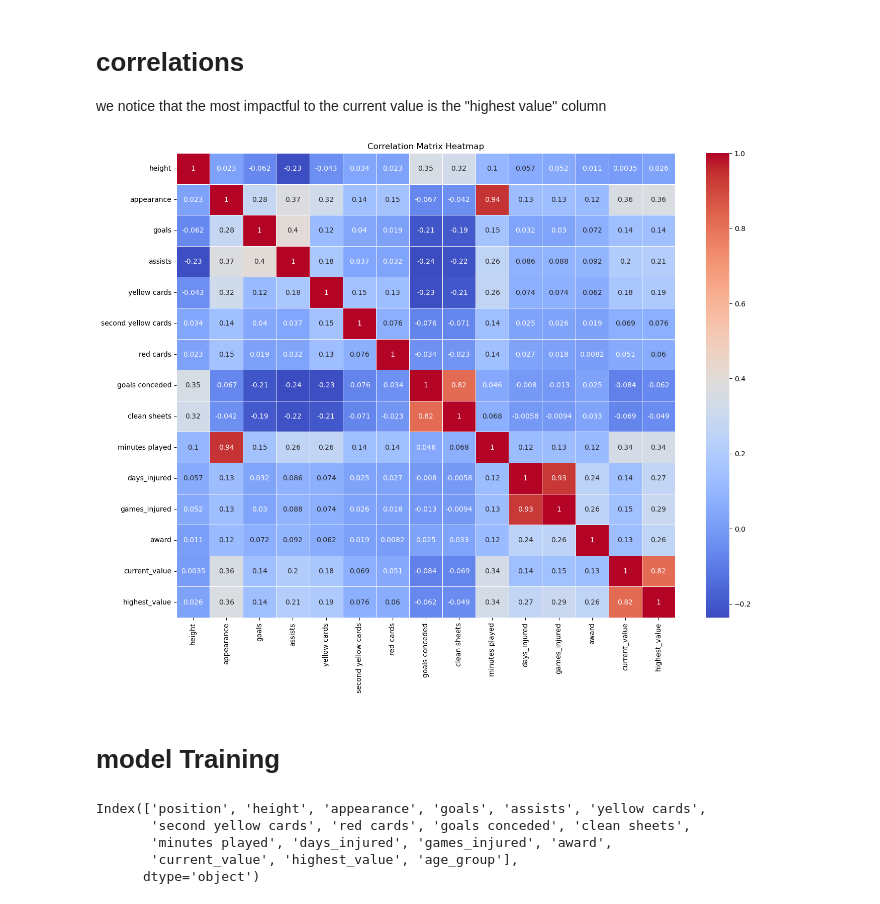
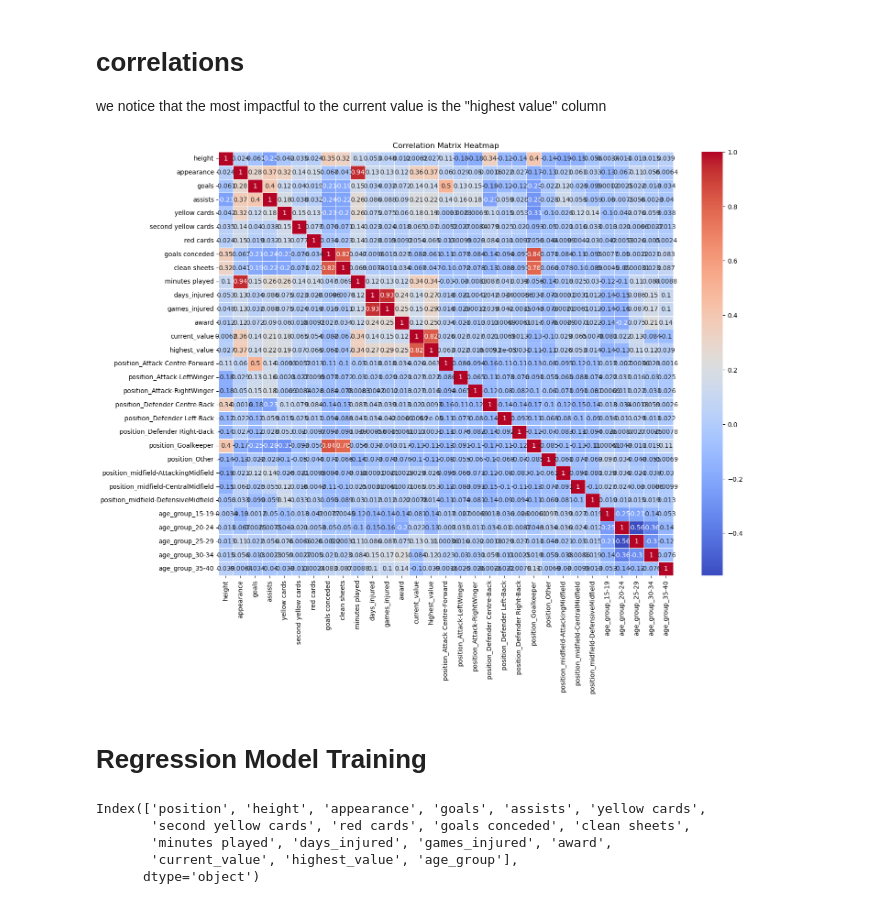
Before and after one commit to Tuwaiq-DS-ML-bootcamp-V-8/Usecase-7, a Jupyter notebook: Usecase7-Mubarak.ipynb, the cells around one changed output. Cells and saved outputs as stored; diff of their text form; code cells hidden in the pictures.

```diff
--- a/Usecase7-Mubarak.ipynb
+++ b/Usecase7-Mubarak.ipynb
@@ -14,7 +14,7 @@ import dtale
 We can now load the dataset into pandas using the read_csv() function. This converts the CSV file into a Pandas dataframe.
 # %%
 #Read in the csv file and convert to a Pandas dataframe
-filename = r"C:\Users\mmm19\Desktop\Bootcamp\data\final_data.csv"
+filename = r"C:\Users\mmm19\OneDrive\Desktop\Bootcamp\Usecase-7\data\final_data.csv"
 df = pd.read_csv(filename)
 # %% [markdown]
 ### Viewing the dataframe
@@ -286,7 +285,7 @@ plt.hist(df["award"])
  <BarContainer object of 10 artists>)
 [figure]
 # %%
-df = df[df["current_value"] <= 1000000]
+df = df[df["current_value"] <= 5000000]
 # %%
 plt.hist(df["current_value"])
 # %% [output]
@@ -298,5 +298,5 @@ plt.hist(df["current_value"])
 # %%
-df = df[df["highest_value"] <= 1000000]
+df = df[df["highest_value"] <= 5000000]
 # %%
 plt.hist(df["highest_value"])
 # %% [output]
@@ -385,18 +389,20 @@ df
 # %% [markdown]
 # correlations
 we notice that the most impactful to the current value is the "highest value" column
+# %%
+df_t = pd.get_dummies(df, columns=["position", "age_group"])
 # %%
-corr_matrix = df.corr()
+corr_matrix = df_t.corr()
 
 # Plotting the heatmap
 plt.figure(figsize=(16, 12))
 sns.heatmap(corr_matrix, annot=True, cmap='coolwarm', linewidths=0.5)
 plt.title("Correlation Matrix Heatmap")
 plt.show()
 # %% [output]
-[figure, old version]
+[figure, new version]
 # %% [markdown]
-# model Training
+# Regression Model Training
 # %%
 # To ignore warnings
 import warnings
```
Also changed, not shown: parts of 76 cells of this notebook.
